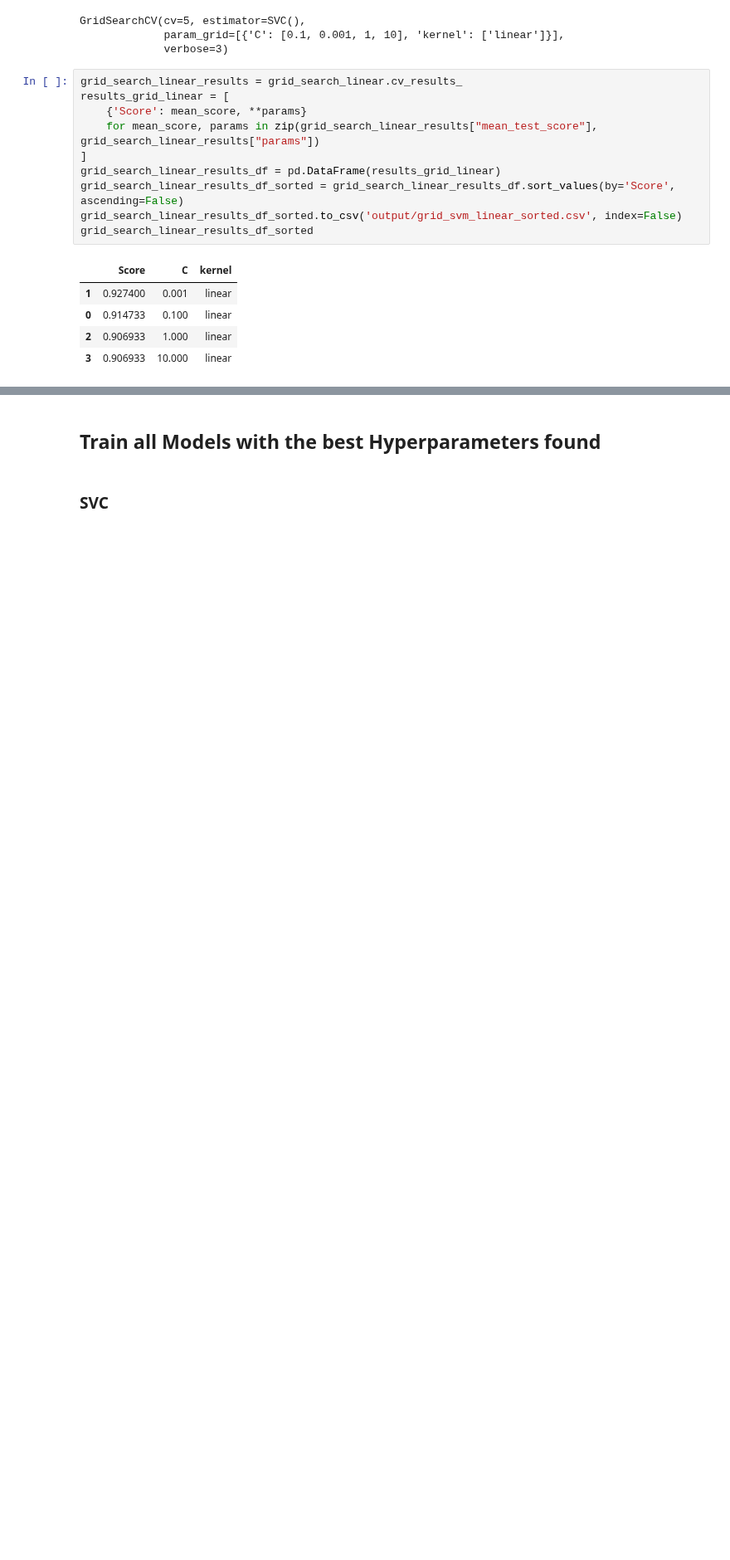
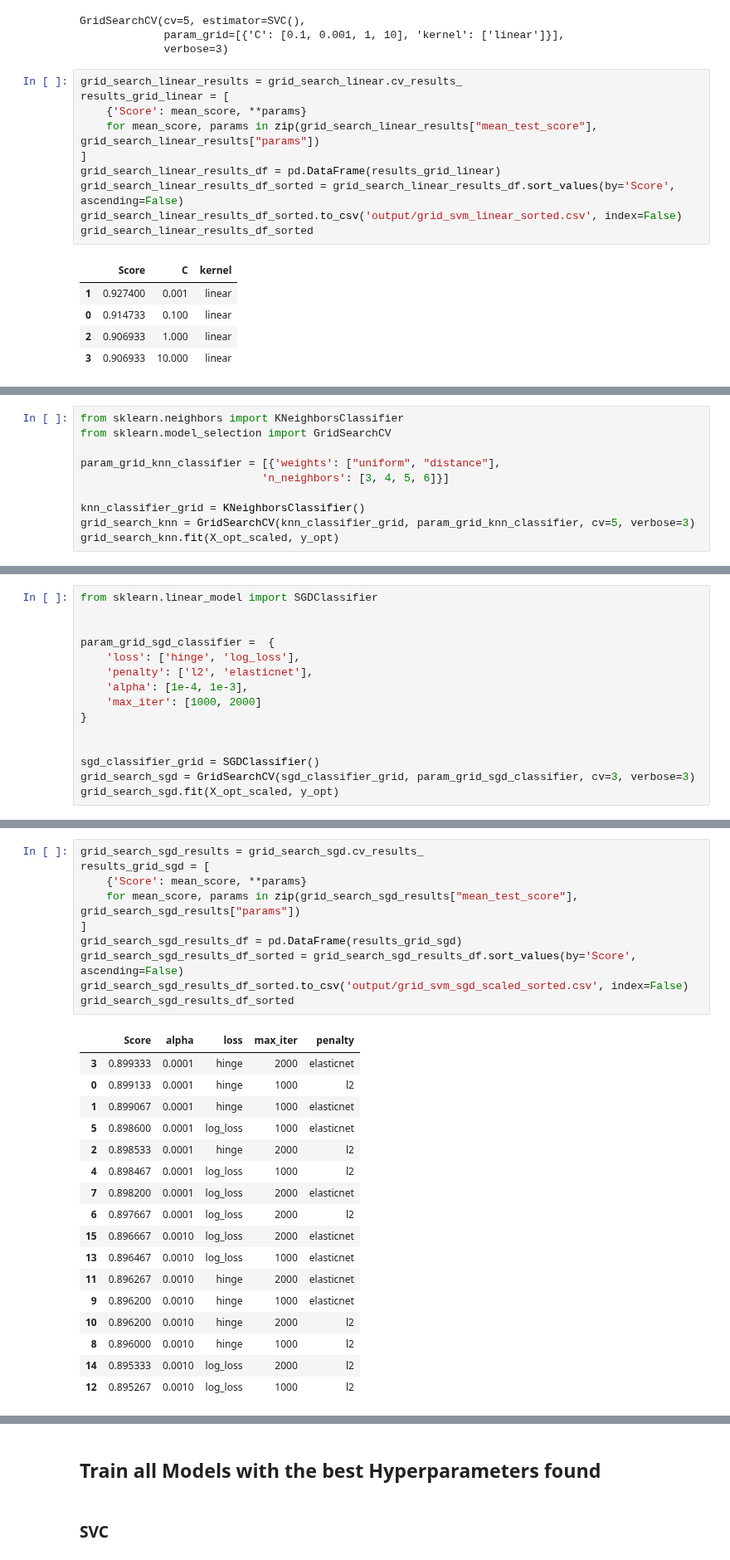
Before and after one commit to bademari/AI_ML_Lab, a Jupyter notebook: Lab 5.ipynb, the cells around one changed output, grey strips where cells are left out. Shown at 83% size. Drawn from its saved outputs; the diff is of its cells as text; blank space fills up the shorter version.

```diff
--- a/Lab 5.ipynb
+++ b/Lab 5.ipynb
@@ -417,0 +402,10 @@ grid_search_linear_results_df_sorted
+# %%
+from sklearn.neighbors import KNeighborsClassifier
+from sklearn.model_selection import GridSearchCV
+
+param_grid_knn_classifier = [{'weights': ["uniform", "distance"],
+                            'n_neighbors': [3, 4, 5, 6]}]
+
+knn_classifier_grid = KNeighborsClassifier()
+grid_search_knn = GridSearchCV(knn_classifier_grid, param_grid_knn_classifier, cv=5, verbose=3)
+grid_search_knn.fit(X_opt_scaled, y_opt)
@@ -417,0 +457,15 @@ grid_search_linear_results_df_sorted
+# %%
+from sklearn.linear_model import SGDClassifier
+
+
+param_grid_sgd_classifier =  {
+    'loss': ['hinge', 'log_loss'],
+    'penalty': ['l2', 'elasticnet'],
+    'alpha': [1e-4, 1e-3],
+    'max_iter': [1000, 2000]
+}
+
+
+sgd_classifier_grid = SGDClassifier()
+grid_search_sgd = GridSearchCV(sgd_classifier_grid, param_grid_sgd_classifier, cv=3, verbose=3)
+grid_search_sgd.fit(X_opt_scaled, y_opt)
@@ -417,0 +513,28 @@ grid_search_linear_results_df_sorted
+# %%
+grid_search_sgd_results = grid_search_sgd.cv_results_
+results_grid_sgd = [
+    {'Score': mean_score, **params}
+    for mean_score, params in zip(grid_search_sgd_results["mean_test_score"], grid_search_sgd_results["params"])
+]
+grid_search_sgd_results_df = pd.DataFrame(results_grid_sgd)
+grid_search_sgd_results_df_sorted = grid_search_sgd_results_df.sort_values(by='Score', ascending=False)
+grid_search_sgd_results_df_sorted.to_csv('output/grid_svm_sgd_scaled_sorted.csv', index=False)
+grid_search_sgd_results_df_sorted
+# %% [output]
+|  | Score | alpha | loss | max_iter | penalty |
+| 3 | 0.899333 | 0.0001 | hinge | 2000 | elasticnet |
+| 0 | 0.899133 | 0.0001 | hinge | 1000 | l2 |
+| 1 | 0.899067 | 0.0001 | hinge | 1000 | elasticnet |
+| 5 | 0.898600 | 0.0001 | log_loss | 1000 | elasticnet |
+| 2 | 0.898533 | 0.0001 | hinge | 2000 | l2 |
+| 4 | 0.898467 | 0.0001 | log_loss | 1000 | l2 |
+| 7 | 0.898200 | 0.0001 | log_loss | 2000 | elasticnet |
+| 6 | 0.897667 | 0.0001 | log_loss | 2000 | l2 |
+| 15 | 0.896667 | 0.0010 | log_loss | 2000 | elasticnet |
+| 13 | 0.896467 | 0.0010 | log_loss | 1000 | elasticnet |
+| 11 | 0.896267 | 0.0010 | hinge | 2000 | elasticnet |
+| 9 | 0.896200 | 0.0010 | hinge | 1000 | elasticnet |
+| 10 | 0.896200 | 0.0010 | hinge | 2000 | l2 |
+| 8 | 0.896000 | 0.0010 | hinge | 1000 | l2 |
+| 14 | 0.895333 | 0.0010 | log_loss | 2000 | l2 |
+| 12 | 0.895267 | 0.0010 | log_loss | 1000 | l2 |
```
Also changed, not shown: parts of 14 cells of this notebook, 10 other files.
